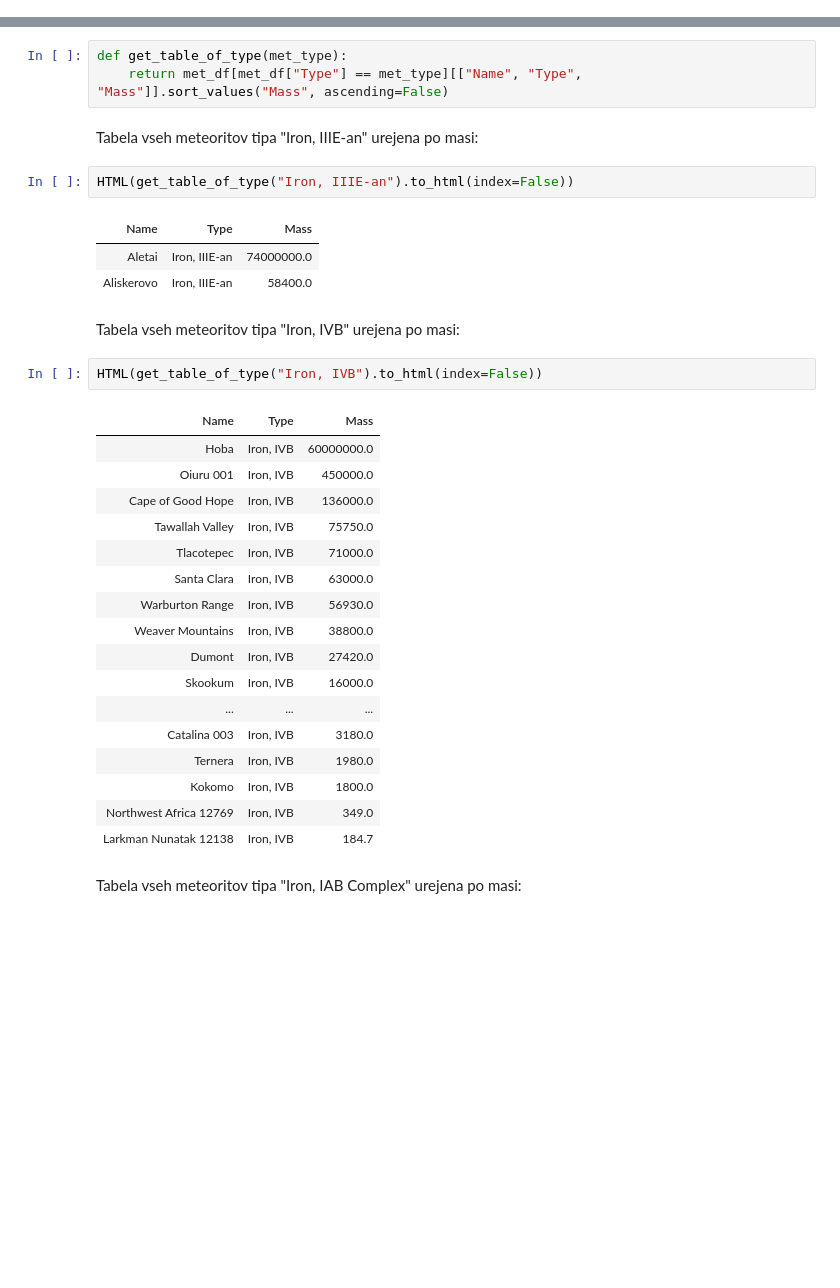
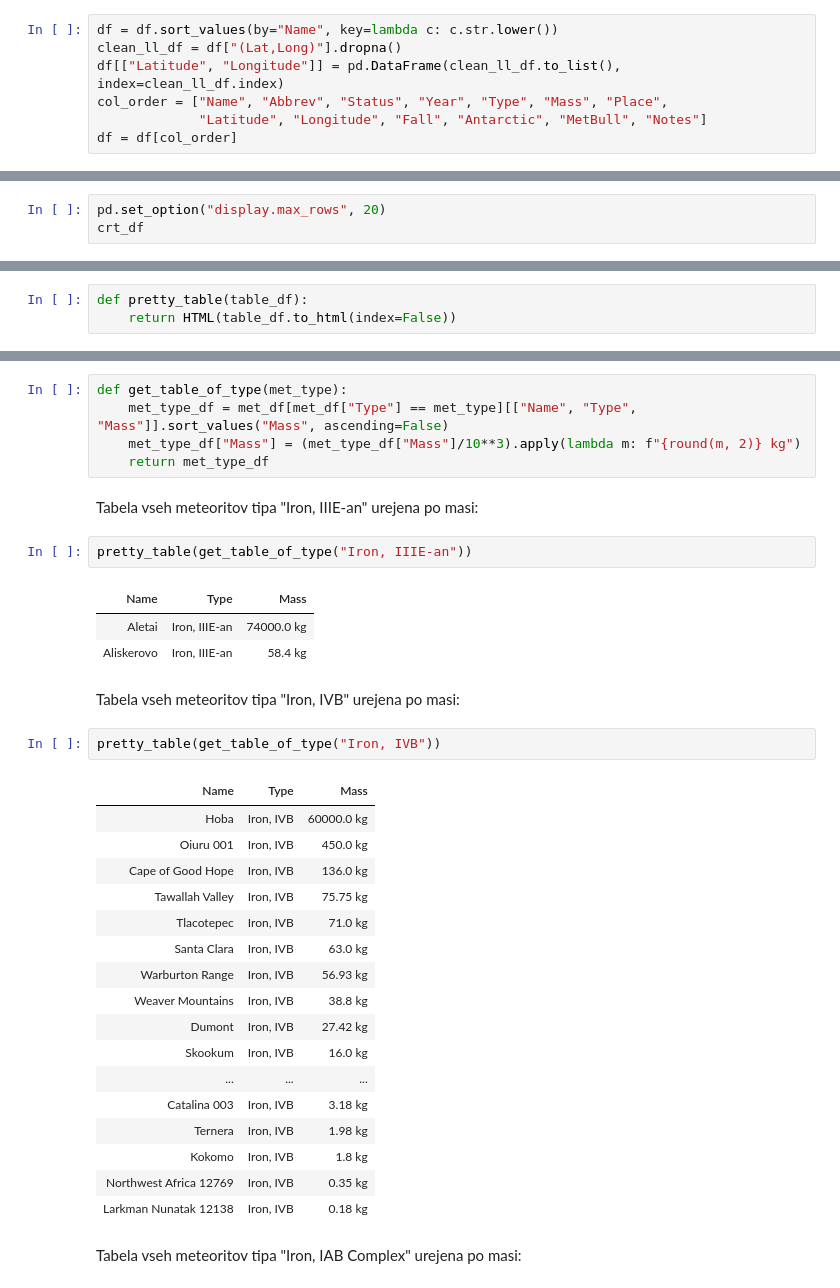
Before and after one commit to LesbianLemon/uvp-projektna, a Jupyter notebook: jupyter/analysis.ipynb, the cells around one changed output, grey strips where cells are left out. Saved outputs shown, nothing was run; the diff lists cells and outputs as text; blank space fills up the shorter version.

```diff
--- a/jupyter/analysis.ipynb
+++ b/jupyter/analysis.ipynb
@@ -34,3 +34,10 @@ df = df.sort_values(by="Name", key=lambda col: col.str.lower())
+# %%
+df = df.sort_values(by="Name", key=lambda c: c.str.lower())
+clean_ll_df = df["(Lat,Long)"].dropna()
+df[["Latitude", "Longitude"]] = pd.DataFrame(clean_ll_df.to_list(), index=clean_ll_df.index)
+col_order = ["Name", "Abbrev", "Status", "Year", "Type", "Mass", "Place",
+             "Latitude", "Longitude", "Fall", "Antarctic", "MetBull", "Notes"]
+df = df[col_order]
 # %% [markdown]
 Tabela vseh podatkov:
 # %%
@@ -104,0 +95,3 @@ crt_df
+# %%
+pd.set_option("display.max_rows", 20)
+crt_df
@@ -105,3 +116,6 @@ crt_df
+# %%
+def pretty_table(table_df):
+    return HTML(table_df.to_html(index=False))
 # %% [markdown]
 ## Deset najboljših
 
@@ -366,36 +391,38 @@ Napišemo pomožno funkcijo, ki vrne tabelo vseh meteoritov nekega tipa, urejeno
 # %%
 def get_table_of_type(met_type):
-    return met_df[met_df["Type"] == met_type][["Name", "Type", "Mass"]].sort_values("Mass", ascending=False)
+    met_type_df = met_df[met_df["Type"] == met_type][["Name", "Type", "Mass"]].sort_values("Mass", ascending=False)
+    met_type_df["Mass"] = (met_type_df["Mass"]/10**3).apply(lambda m: f"{round(m, 2)} kg")
+    return met_type_df
 # %% [markdown]
 Tabela vseh meteoritov tipa "Iron, IIIE-an" urejena po masi:
 # %%
-HTML(get_table_of_type("Iron, IIIE-an").to_html(index=False))
+pretty_table(get_table_of_type("Iron, IIIE-an"))
 # %% [output]
 | Name | Type | Mass |
-| Aletai | Iron, IIIE-an | 74000000.0 |
-| Aliskerovo | Iron, IIIE-an | 58400.0 |
+| Aletai | Iron, IIIE-an | 74000.0 kg |
+| Aliskerovo | Iron, IIIE-an | 58.4 kg |
 # %% [markdown]
 Tabela vseh meteoritov tipa "Iron, IVB" urejena po masi:
 # %%
-HTML(get_table_of_type("Iron, IVB").to_html(index=False))
+pretty_table(get_table_of_type("Iron, IVB"))
 # %% [output]
 | Name | Type | Mass |
-| Hoba | Iron, IVB | 60000000.0 |
-| Oiuru 001 | Iron, IVB | 450000.0 |
-| Cape of Good Hope | Iron, IVB | 136000.0 |
-| Tawallah Valley | Iron, IVB | 75750.0 |
-| Tlacotepec | Iron, IVB | 71000.0 |
-| Santa Clara | Iron, IVB | 63000.0 |
-| Warburton Range | Iron, IVB | 56930.0 |
-| Weaver Mountains | Iron, IVB | 38800.0 |
-| Dumont | Iron, IVB | 27420.0 |
-| Skookum | Iron, IVB | 16000.0 |
+| Hoba | Iron, IVB | 60000.0 kg |
+| Oiuru 001 | Iron, IVB | 450.0 kg |
+| Cape of Good Hope | Iron, IVB | 136.0 kg |
+| Tawallah Valley | Iron, IVB | 75.75 kg |
+| Tlacotepec | Iron, IVB | 71.0 kg |
+| Santa Clara | Iron, IVB | 63.0 kg |
+| Warburton Range | Iron, IVB | 56.93 kg |
+| Weaver Mountains | Iron, IVB | 38.8 kg |
+| Dumont | Iron, IVB | 27.42 kg |
+| Skookum | Iron, IVB | 16.0 kg |
 | ... | ... | ... |
-| Catalina 003 | Iron, IVB | 3180.0 |
-| Ternera | Iron, IVB | 1980.0 |
-| Kokomo | Iron, IVB | 1800.0 |
-| Northwest Africa 12769 | Iron, IVB | 349.0 |
-| Larkman Nunatak 12138 | Iron, IVB | 184.7 |
+| Catalina 003 | Iron, IVB | 3.18 kg |
+| Ternera | Iron, IVB | 1.98 kg |
+| Kokomo | Iron, IVB | 1.8 kg |
+| Northwest Africa 12769 | Iron, IVB | 0.35 kg |
+| Larkman Nunatak 12138 | Iron, IVB | 0.18 kg |
 # %% [markdown]
 Tabela vseh meteoritov tipa "Iron, IAB Complex" urejena po masi:
 # %%
```
Also changed, not shown: parts of 79 cells of this notebook, 3 other files.
